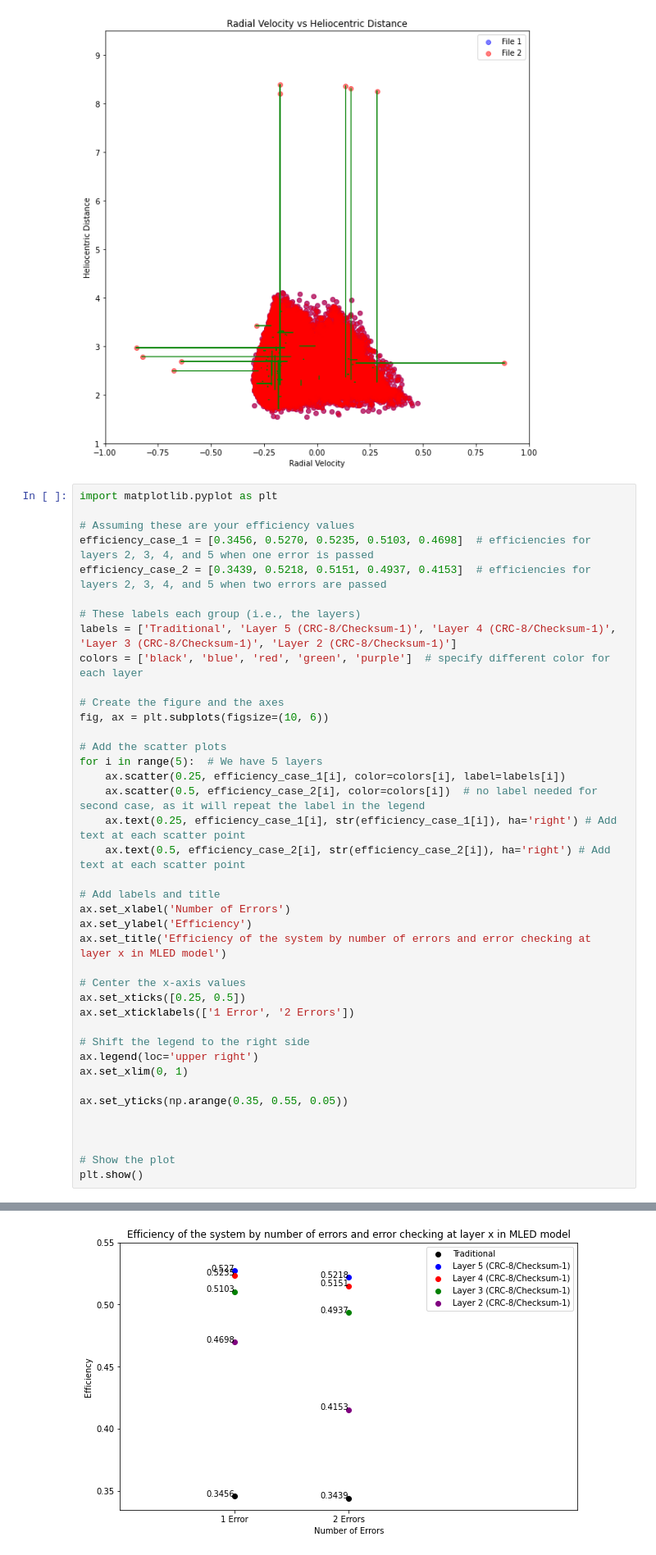
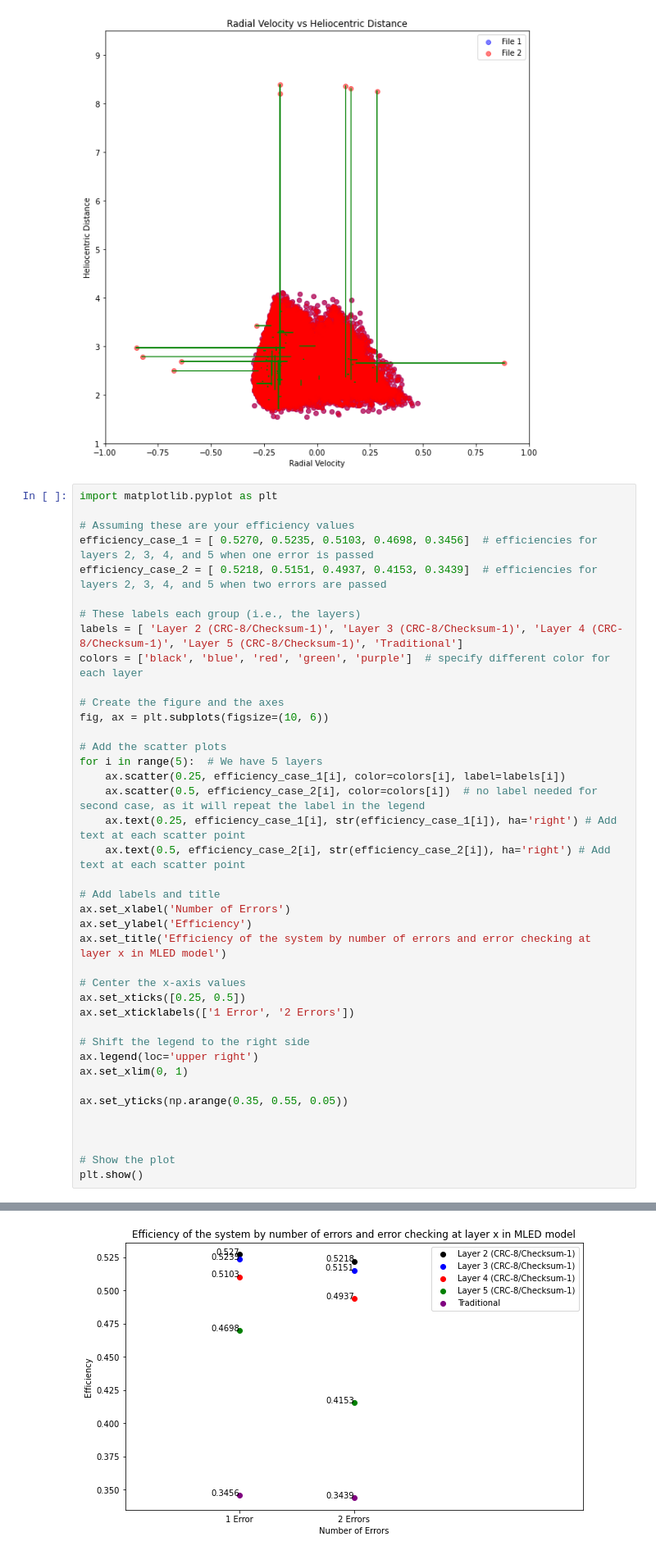
Before and after one commit to prateekdceit06/mled_project, a Jupyter notebook: AstroMLData.ipynb, the cells around one changed output, grey strips where cells are left out. Shown at 82% size. Saved outputs shown, nothing was run; the diff lists cells and outputs as text.

```diff
--- a/AstroMLData.ipynb
+++ b/AstroMLData.ipynb
@@ -310,11 +310,11 @@ plt.show()
 import matplotlib.pyplot as plt
 
 # Assuming these are your efficiency values
-efficiency_case_1 = [0.3456, 0.5270, 0.5235, 0.5103, 0.4698]  # efficiencies for layers 2, 3, 4, and 5 when one error is passed
-efficiency_case_2 = [0.3439, 0.5218, 0.5151, 0.4937, 0.4153]  # efficiencies for layers 2, 3, 4, and 5 when two errors are passed
+efficiency_case_1 = [ 0.5270, 0.5235, 0.5103, 0.4698, 0.3456]  # efficiencies for layers 2, 3, 4, and 5 when one error is passed
+efficiency_case_2 = [ 0.5218, 0.5151, 0.4937, 0.4153, 0.3439]  # efficiencies for layers 2, 3, 4, and 5 when two errors are passed
 
 # These labels each group (i.e., the layers)
-labels = ['Traditional', 'Layer 5 (CRC-8/Checksum-1)', 'Layer 4 (CRC-8/Checksum-1)', 'Layer 3 (CRC-8/Checksum-1)', 'Layer 2 (CRC-8/Checksum-1)']
+labels = [ 'Layer 2 (CRC-8/Checksum-1)', 'Layer 3 (CRC-8/Checksum-1)', 'Layer 4 (CRC-8/Checksum-1)', 'Layer 5 (CRC-8/Checksum-1)', 'Traditional']
 colors = ['black', 'blue', 'red', 'green', 'purple']  # specify different color for each layer
 
 # Create the figure and the axes
@@ -350,4 +351,4 @@ plt.show()
-[figure, old version]
+[figure, new version]
 # %%
 import matplotlib.pyplot as plt
 import numpy as np
```
Also changed, not shown: parts of 5 cells of this notebook, 10 other files.
